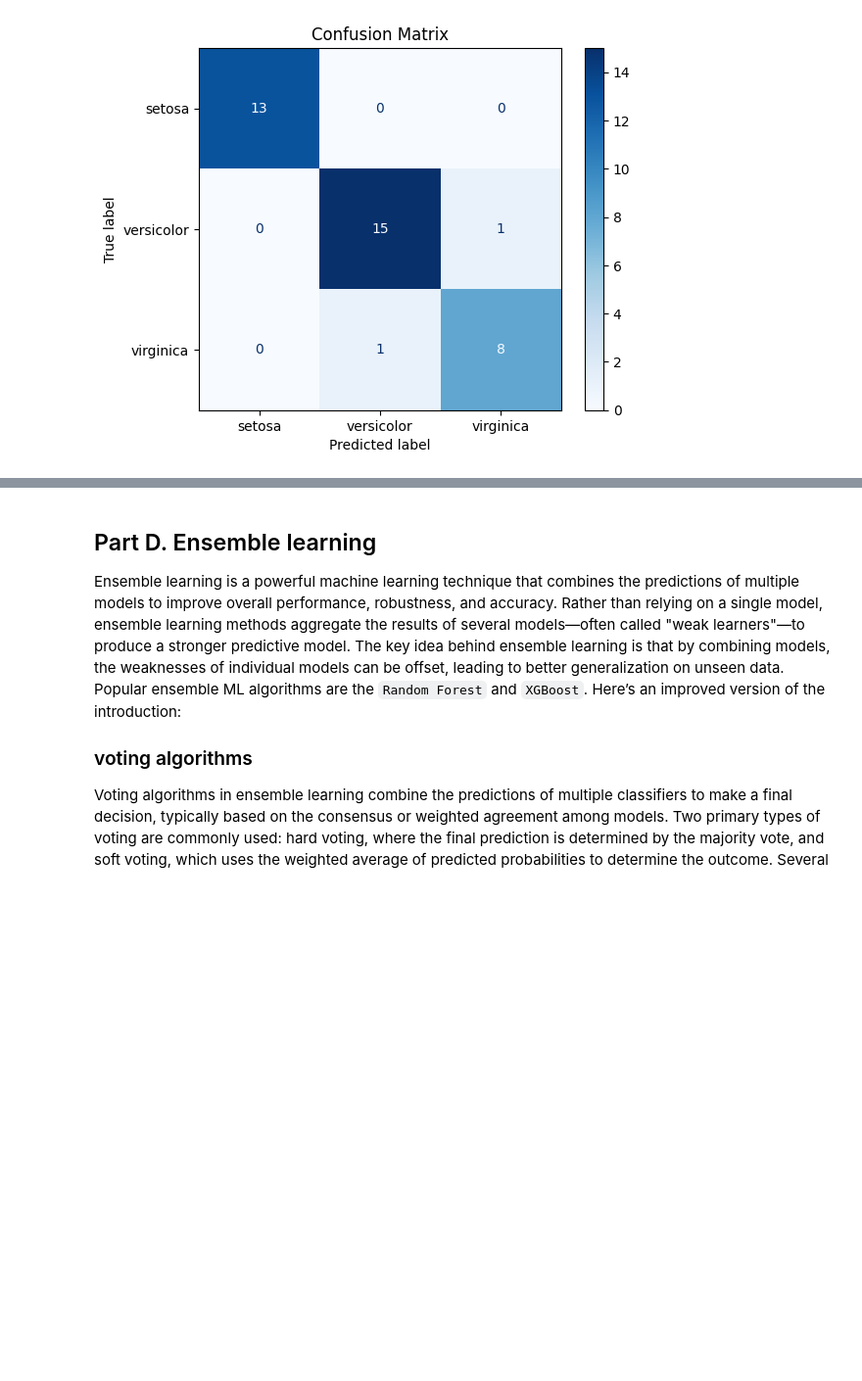
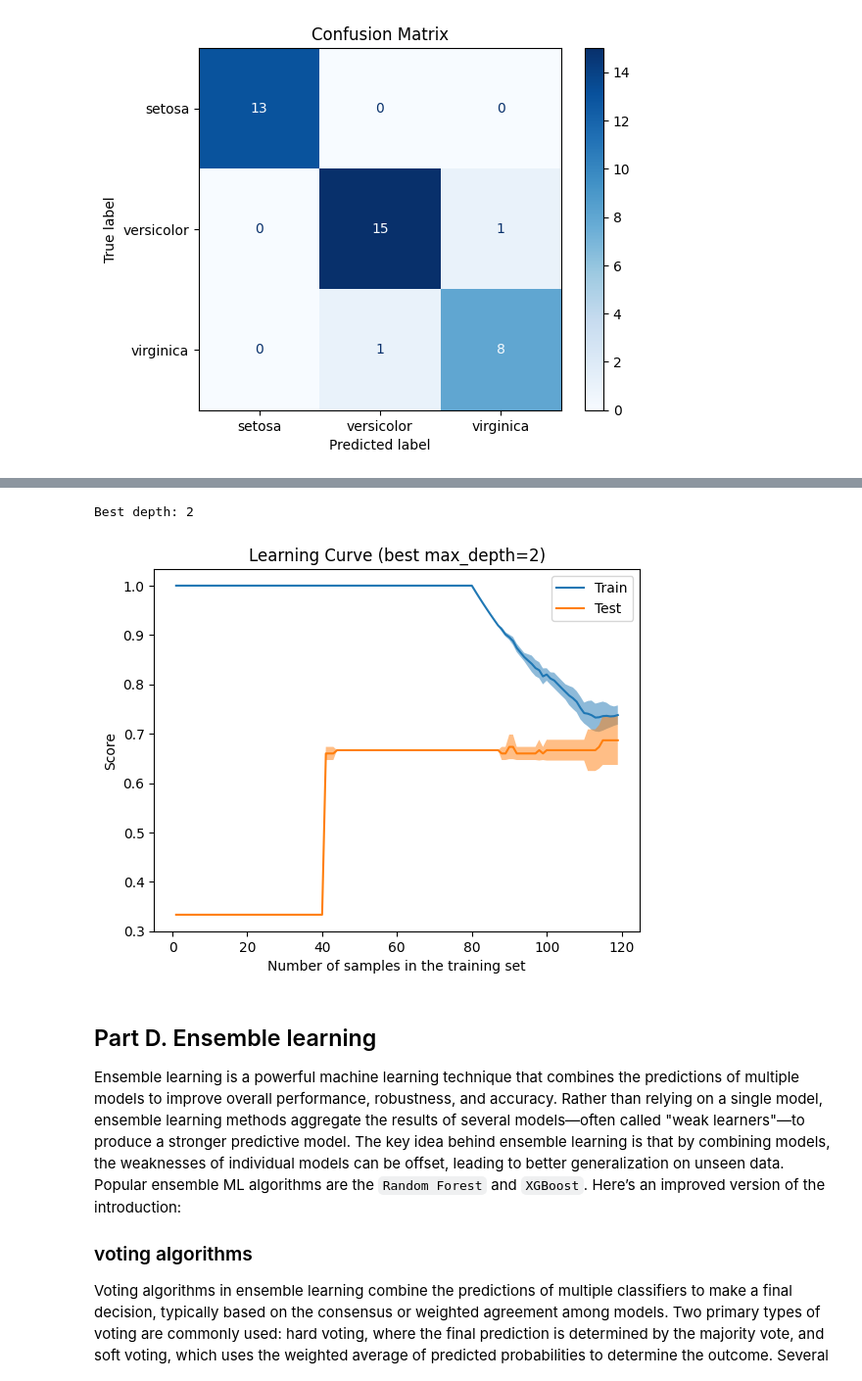
Before and after one commit to ogkourlias/datsc5, a Jupyter notebook: optimization/Assignment_Optimize.ipynb, the cells around one changed output, grey strips where cells are left out. Shown: that part at 98% size. Saved outputs shown, nothing was run; the diff lists cells and outputs as text; code cells hidden in the pictures; blank space fills up the shorter version.

```diff
--- a/optimization/Assignment_Optimize.ipynb
+++ b/optimization/Assignment_Optimize.ipynb
@@ -204,3 +219,18 @@ plt.show()
+# %%
+from sklearn.model_selection import GridSearchCV
+param_grid = {"max_depth": [1, 2, 3, 4, 5]}
+search = GridSearchCV(ID3(), param_grid, cv=5)
+search.fit(x, y)
+
+print("Best depth:", search.best_params_["max_depth"])
+
+best_id3 = search.best_estimator_
+LearningCurveDisplay.from_estimator(best_id3, x, y,  train_sizes=np.arange(1,120, 1))
+plt.title(f"Learning Curve (best max_depth={search.best_params_['max_depth']})")
+plt.show()
+# %% [output]
+Best depth: 2
+[figure, added]
 # %% [markdown]
 <a name='04'></a>
 ## Part D. Ensemble learning
```
Also changed, not shown: parts of 8 cells of this notebook.
